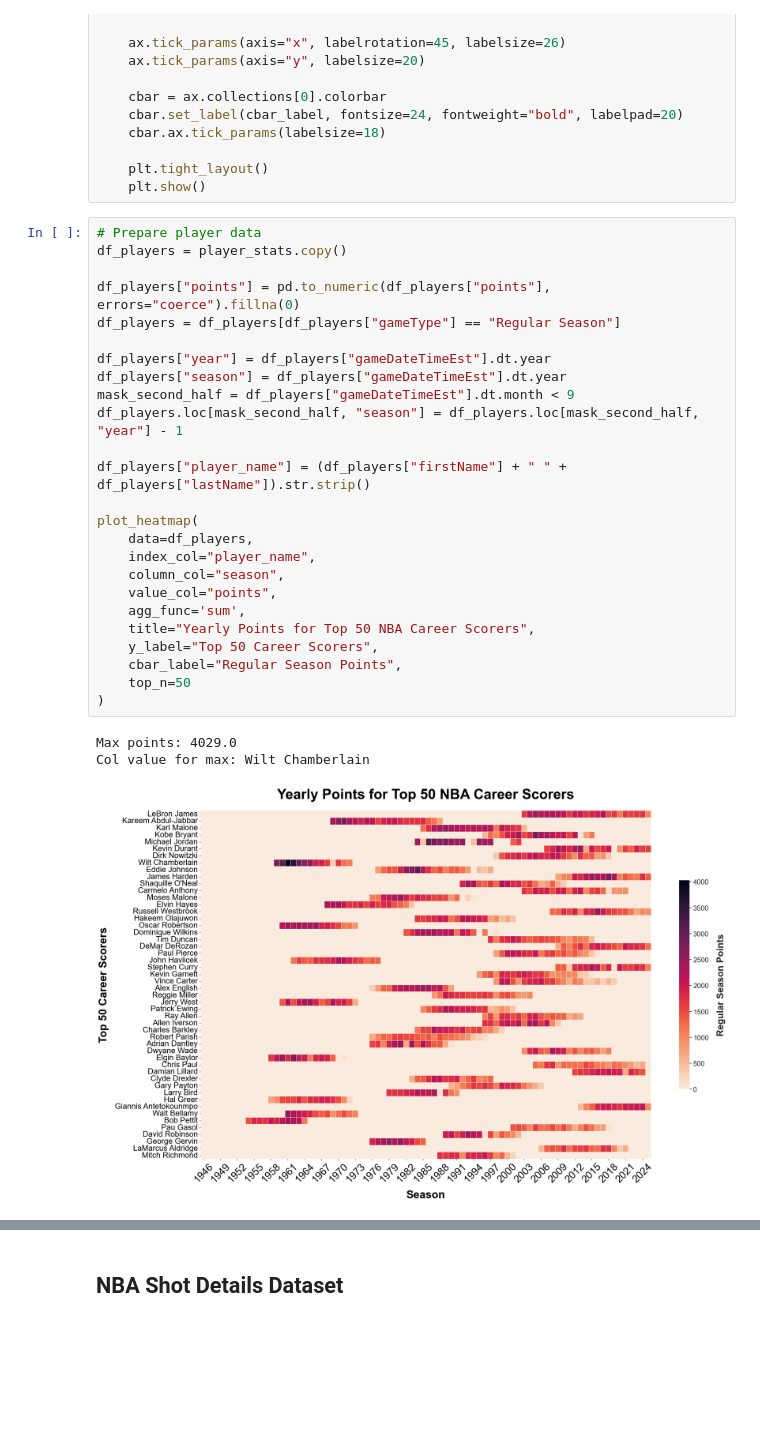
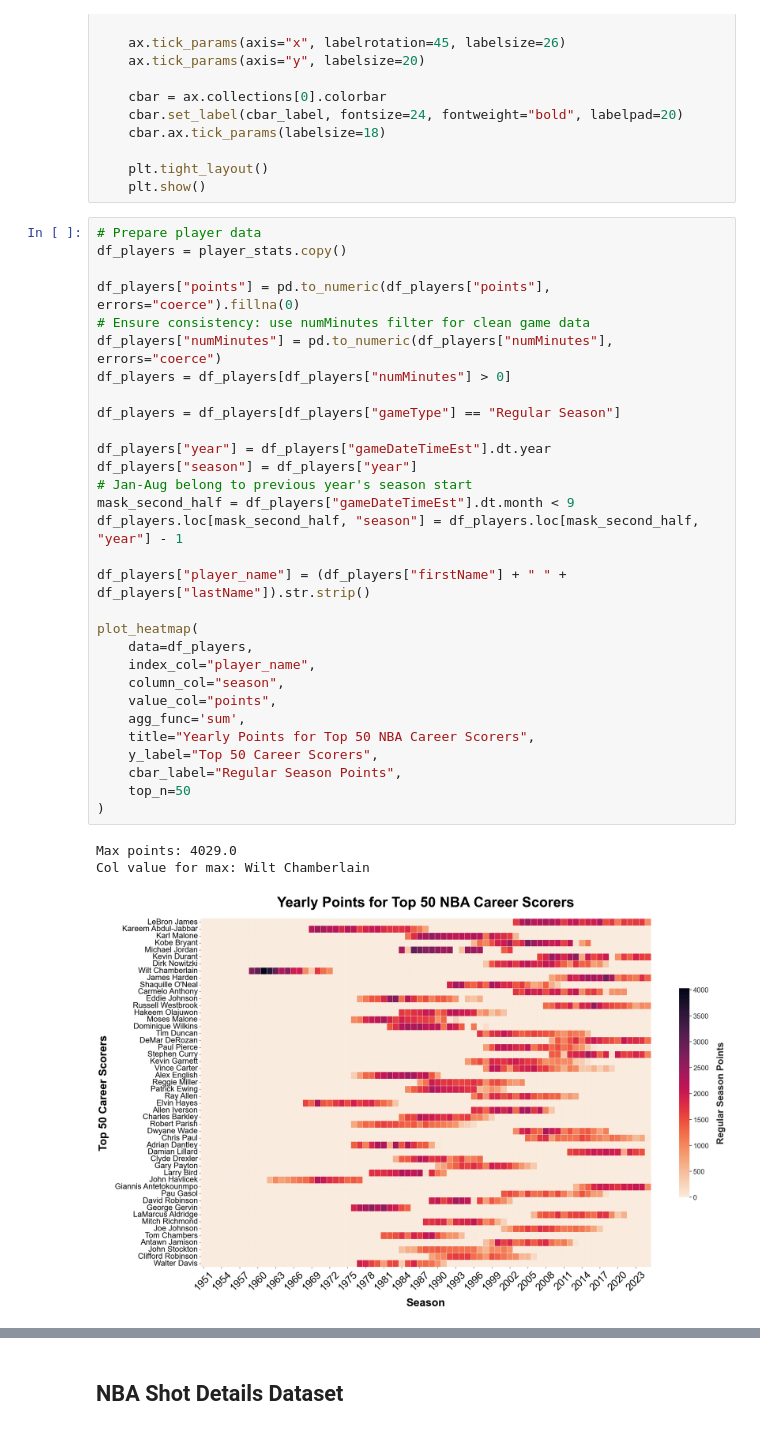
Before and after one commit to com-480-data-visualization/HoopViz, a Jupyter notebook: scripts/data_exploration/exploration.ipynb, the cells around one changed output, grey strips where cells are left out. Saved outputs shown, nothing was run; the diff lists cells and outputs as text; blank space fills up the shorter version.

Commit message:
fix details about number of game played and shot percentage

```diff
--- a/scripts/data_exploration/exploration.ipynb
+++ b/scripts/data_exploration/exploration.ipynb
@@ -231,32 +298,37 @@ def plot_heatmap(data, index_col, column_col, value_col, agg_func, title, y_labe
 # %%
 # Prepare player data
 df_players = player_stats.copy()
 
 df_players["points"] = pd.to_numeric(df_players["points"], errors="coerce").fillna(0)
+# Ensure consistency: use numMinutes filter for clean game data
+df_players["numMinutes"] = pd.to_numeric(df_players["numMinutes"], errors="coerce")
+df_players = df_players[df_players["numMinutes"] > 0]
+
 df_players = df_players[df_players["gameType"] == "Regular Season"]
 
 df_players["year"] = df_players["gameDateTimeEst"].dt.year
-df_players["season"] = df_players["gameDateTimeEst"].dt.year
+df_players["season"] = df_players["year"]
+# Jan-Aug belong to previous year's season start
 mask_second_half = df_players["gameDateTimeEst"].dt.month < 9
 df_players.loc[mask_second_half, "season"] = df_players.loc[mask_second_half, "year"] - 1
 
 df_players["player_name"] = (df_players["firstName"] + " " + df_players["lastName"]).str.strip()
 
 plot_heatmap(
     data=df_players,
     index_col="player_name",
     column_col="season",
     value_col="points",
     agg_func='sum',
     title="Yearly Points for Top 50 NBA Career Scorers",
     y_label="Top 50 Career Scorers",
     cbar_label="Regular Season Points",
     top_n=50
 )
 # %% [output]
 Max points: 4029.0
 Col value for max: Wilt Chamberlain
-[figure, old version]
+[figure, new version]
 # %%
 df_teams = pd.read_csv(DATA_PATH + "/nba_database/TeamStatistics.csv")
 
```
Also changed, not shown: parts of 4 cells of this notebook, 6 other files.
